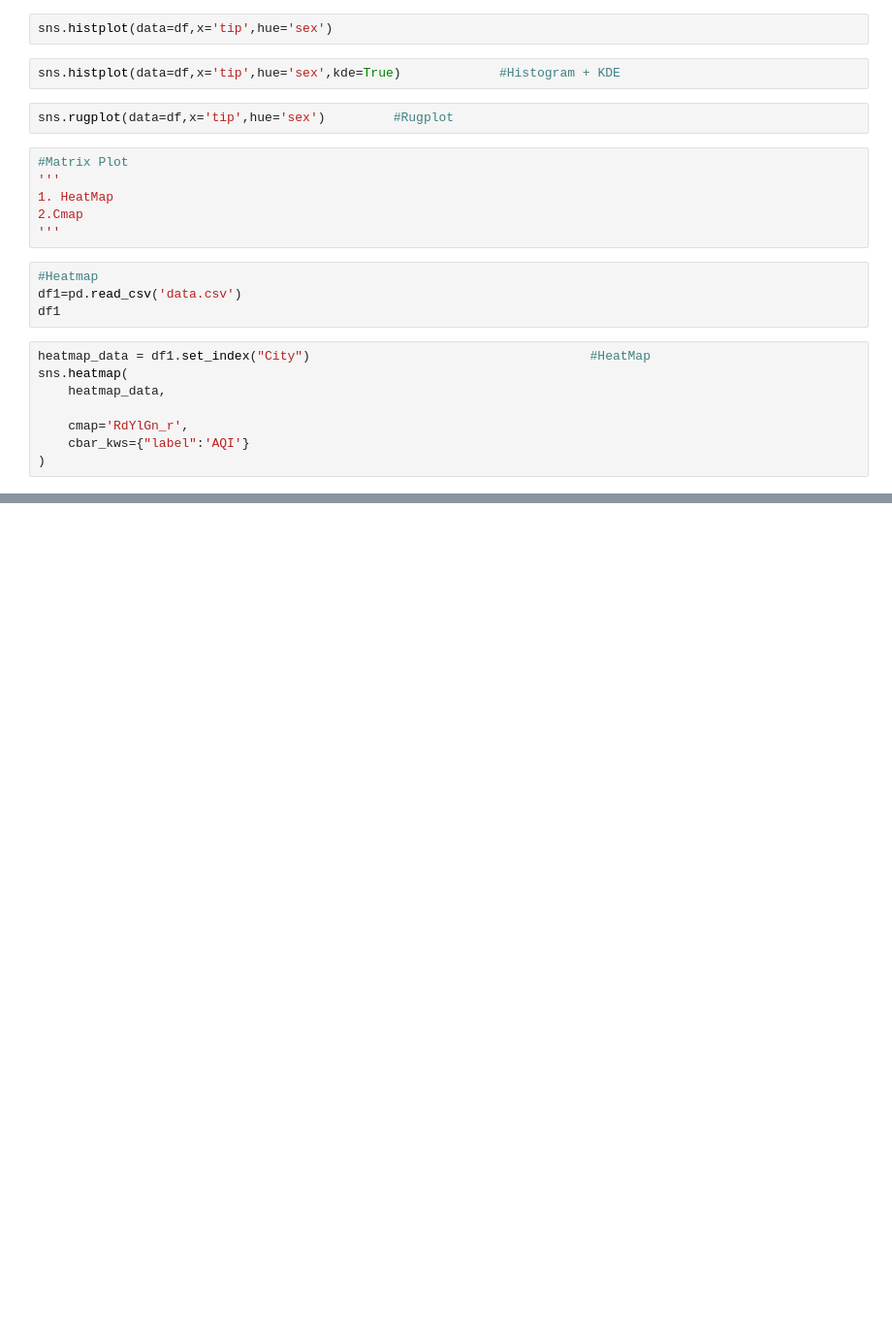
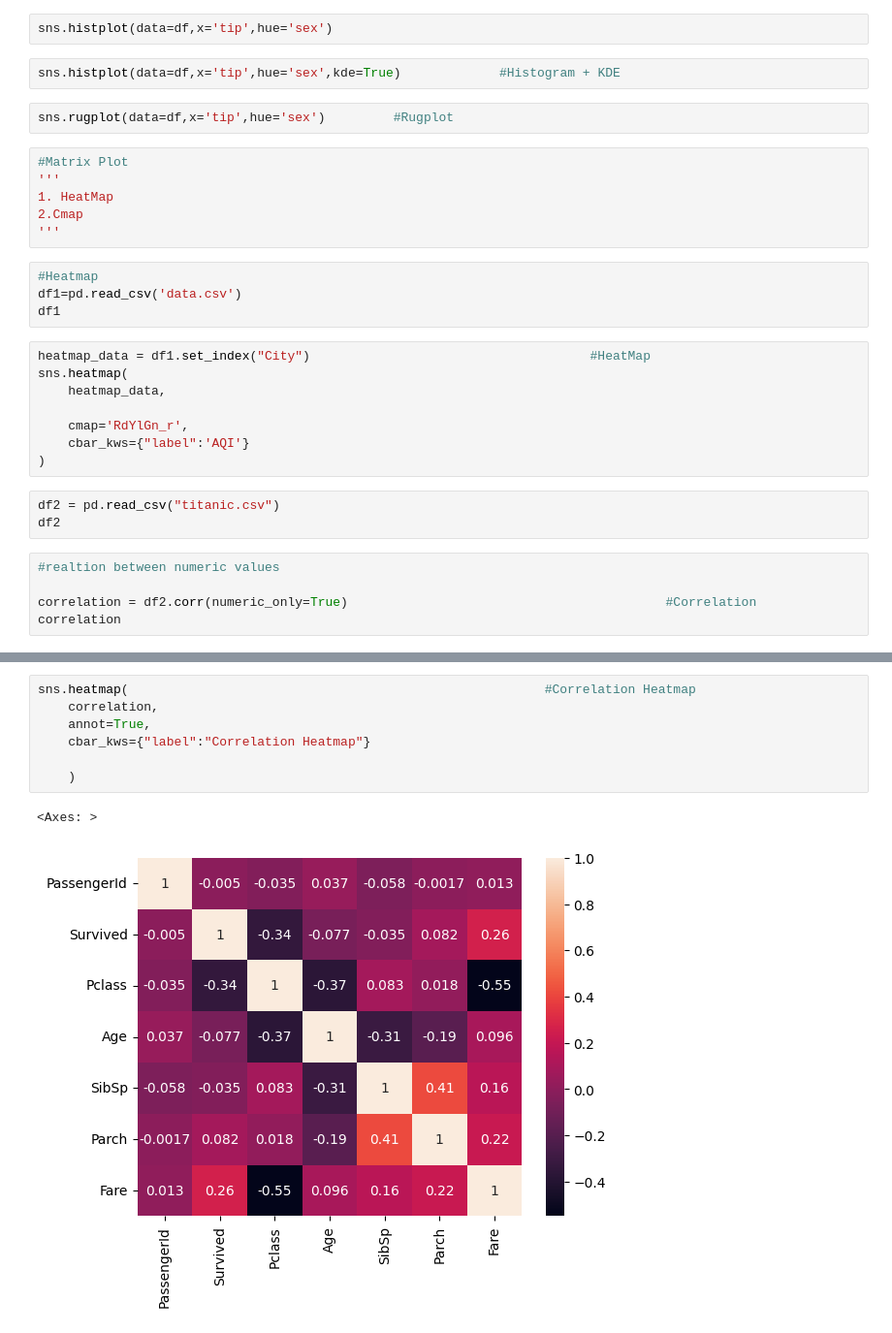
Before and after one commit to priyanka09-stack/Intro-To-ML, a Jupyter notebook: ML/Seaborn/seabornnnn.ipynb, the cells around one changed output, grey strips where cells are left out. Shown at 97% size. Cells and saved outputs as stored; diff of their text form; blank space fills up the shorter version.

Commit message:
Coorrelation , Correlation Heatmap , Strip Plot , Cat Plot & Violoin Plot

```diff
--- a/ML/Seaborn/seabornnnn.ipynb
+++ b/ML/Seaborn/seabornnnn.ipynb
@@ -100,3 +100,11 @@ sns.heatmap(
     cmap='RdYlGn_r',
     cbar_kws={"label":'AQI'}
 )
+# %%
+df2 = pd.read_csv("titanic.csv")
+df2
+# %%
+#realtion between numeric values
+
+correlation = df2.corr(numeric_only=True)                                          #Correlation
+correlation
@@ -102,0 +120,10 @@ sns.heatmap(
+# %%
+sns.heatmap(                                                       #Correlation Heatmap
+    correlation,
+    annot=True,
+    cbar_kws={"label":"Correlation Heatmap"}
+
+    )
+# %% [output]
+<Axes: >
+[figure, added]
```
Also changed, not shown: parts of 5 cells of this notebook, 1 other file.
